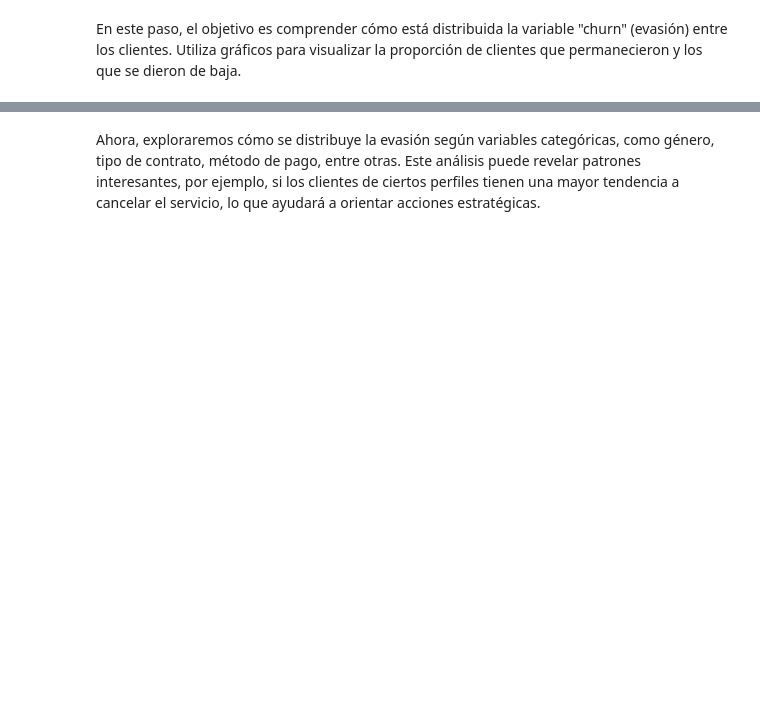
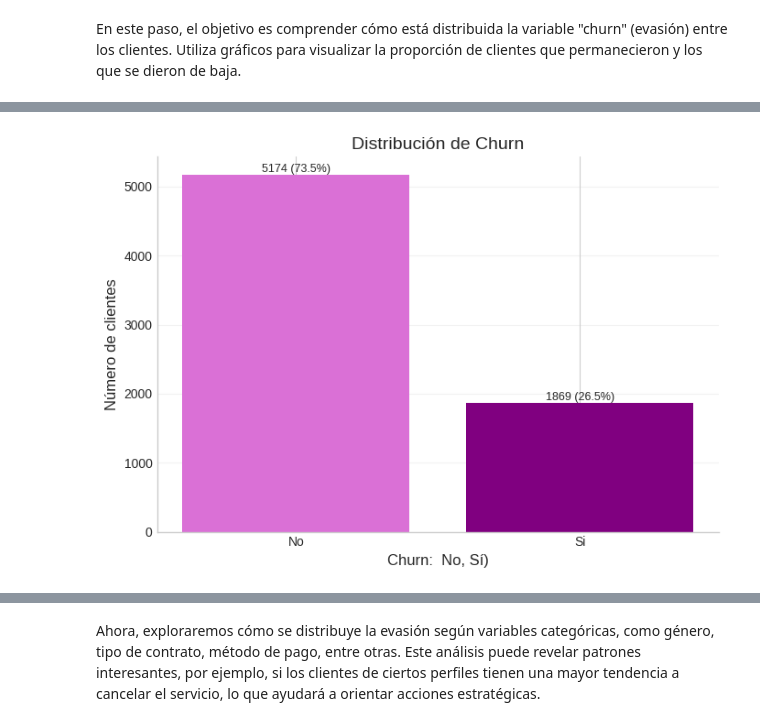
Before and after one commit to rocioivonneperezgonzalez-ship-it/Challenge_TlecomX_Alura_LATAM, a Jupyter notebook: TelecomX_LATAM.ipynb, the cells around one changed output, grey strips where cells are left out. Drawn from its saved outputs; the diff is of its cells as text; code cells hidden in the pictures; blank space fills up the shorter version.

```diff
--- a/TelecomX_LATAM.ipynb
+++ b/TelecomX_LATAM.ipynb
@@ -478,2 +478,16 @@ df.describe()
 # %% [markdown]
 En este paso, el objetivo es comprender cómo está distribuida la variable "churn" (evasión) entre los clientes. Utiliza gráficos para visualizar la proporción de clientes que permanecieron y los que se dieron de baja.
+# %%
+colores = ['orchid', 'purple', 'olive', 'teal', 'tomato']
+# %%
+import matplotlib.pyplot as plt
+import seaborn as sns
+
+df_churn = df['Churn'].value_counts(dropna=False).sort_index()
+df_churn_total = df_churn.sum()
+
+print("Conteo de Churn (0 = No, 1 = Sí):")
+display(df_churn.to_frame("conteo"))
+
+print("\nPorcentaje de Churn:")
+display(((df_churn / df_churn_total) * 100).to_frame("porcentaje").round(2))
@@ -479,0 +505,26 @@ En este paso, el objetivo es comprender cómo está distribuida la variable "chu
+# %%
+# Grafica:conteo con porcentaje
+fig, ax = plt.subplots(figsize=(7, 5))
+x_labels = df_churn.index.tolist()
+ax.bar(x_labels, df_churn.values, color = colores)
+
+plt.style.use("seaborn-v0_8-whitegrid")
+
+ax.set_title("Distribución de Churn", fontsize = 14)
+ax.set_xlabel("Churn:  No, Sí)", fontsize=12)
+ax.set_ylabel("Número de clientes", fontsize = 12 )
+ax.grid(axis="y", alpha=0.25)
+ax.xaxis.set_tick_params(labelsize=10)
+ax.yaxis.set_tick_params(labelsize=10)
+
+for i, v in enumerate(df_churn.values):
+    ax.text(i, v, f"{v} ({v/df_churn_total:.1%})", ha="center", va="bottom", fontsize=9)
+
+ax.spines['top'].set_visible(False) #Para quitar la linea de arriba
+ax.spines['right'].set_visible(False) # para quitar la linea de la derecha
+
+
+plt.tight_layout()
+plt.show()
+# %% [output]
+[figure, added]
```
Also changed, not shown: parts of 23 cells of this notebook.
